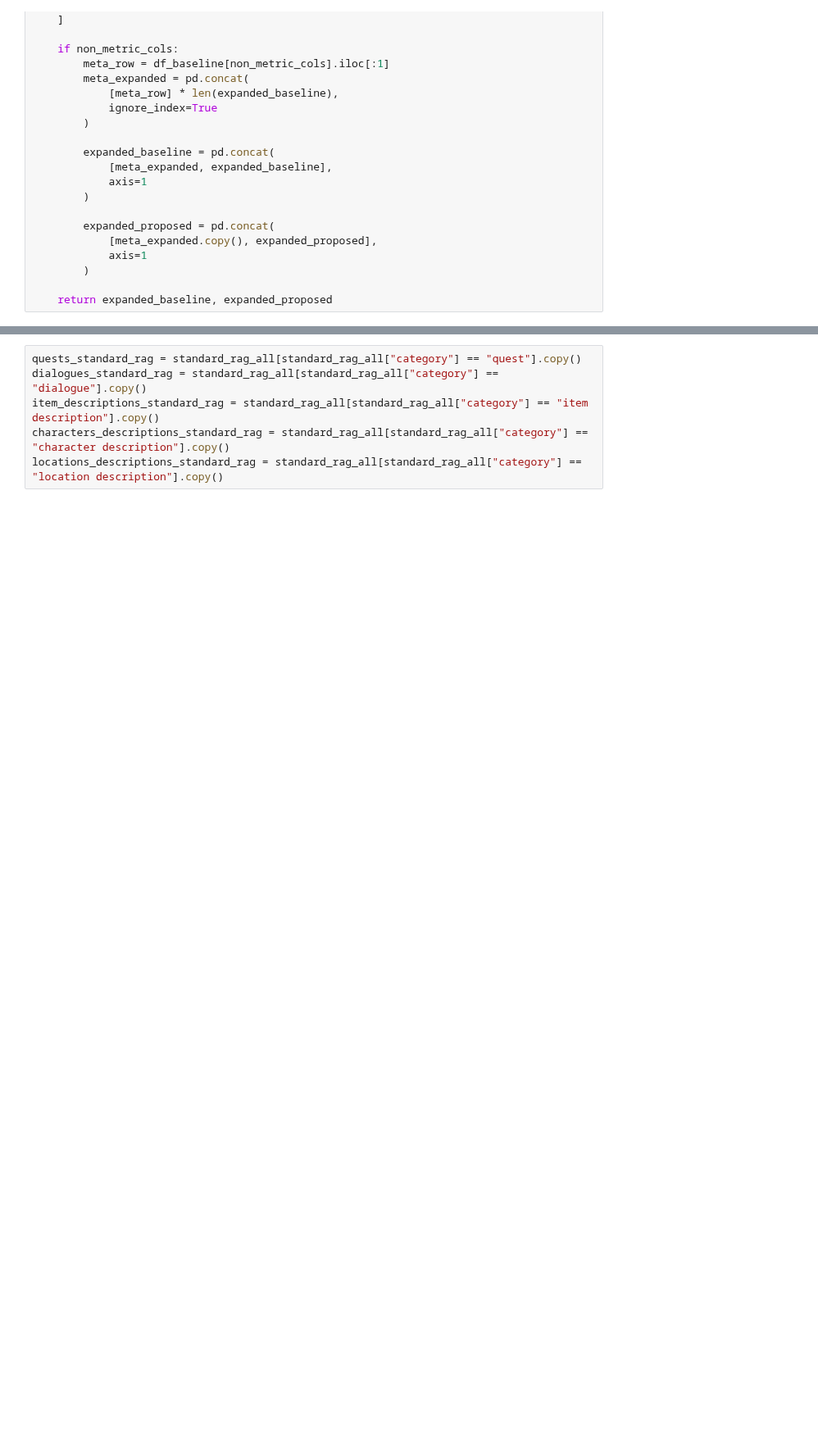
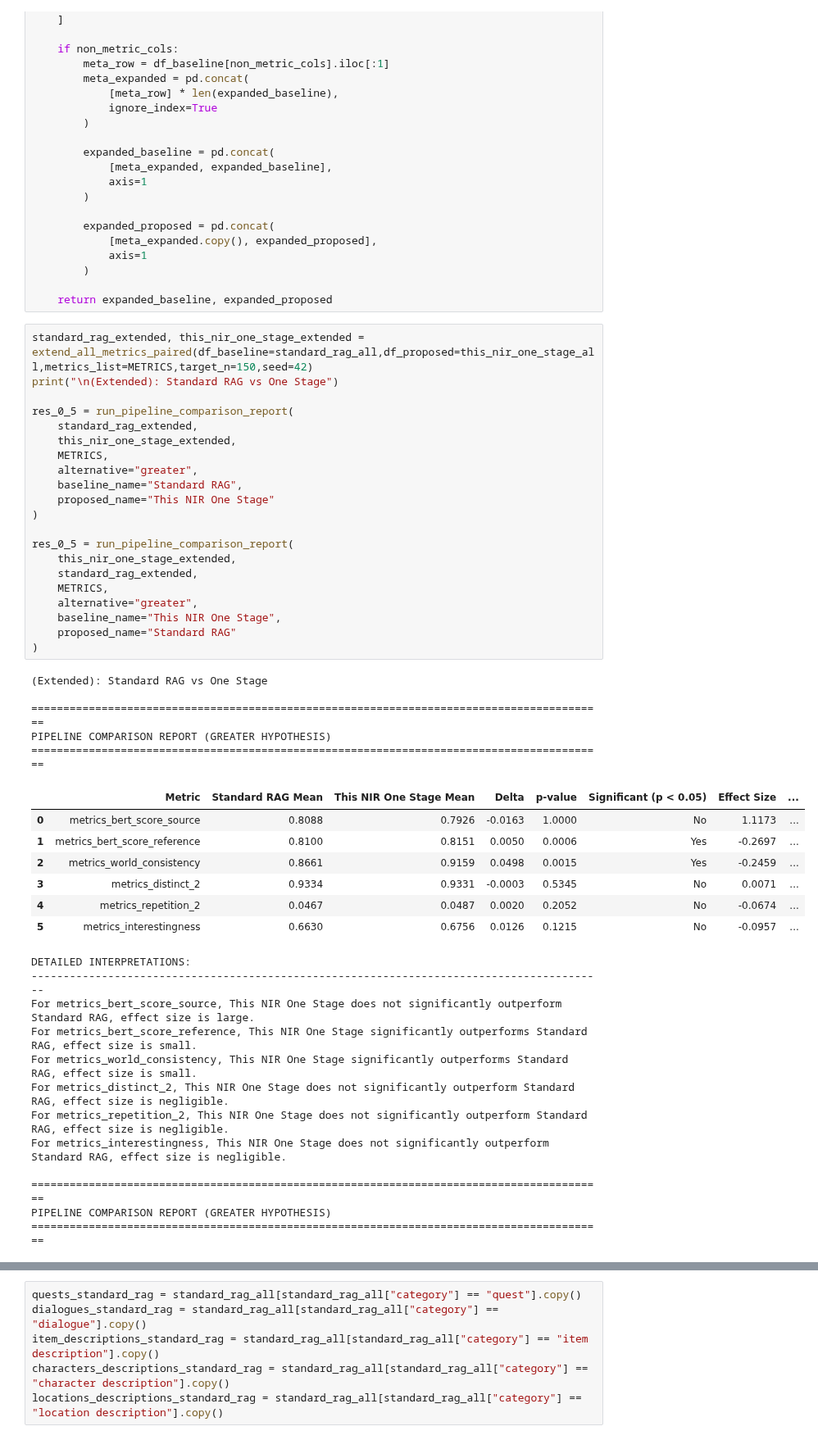
Before and after one commit to Alisazzzz/nir567, a Jupyter notebook: notebooks/testing_several_answer_pipelines.ipynb, the cells around one changed output, grey strips where cells are left out. Shown at 82% size. Saved outputs shown, nothing was run; the diff lists cells and outputs as text; blank space fills up the shorter version.

```diff
--- a/notebooks/testing_several_answer_pipelines.ipynb
+++ b/notebooks/testing_several_answer_pipelines.ipynb
@@ -1250,3 +1213,49 @@ def extend_all_metrics_paired(
         )
 
     return expanded_baseline, expanded_proposed
+# %%
+standard_rag_extended, this_nir_one_stage_extended = extend_all_metrics_paired(df_baseline=standard_rag_all,df_proposed=this_nir_one_stage_all,metrics_list=METRICS,target_n=150,seed=42)
+print("\n(Extended): Standard RAG vs One Stage")
+
+res_0_5 = run_pipeline_comparison_report(
+    standard_rag_extended,
+    this_nir_one_stage_extended,
+    METRICS,
+    alternative="greater",
+    baseline_name="Standard RAG",
+    proposed_name="This NIR One Stage"
+)
+
+res_0_5 = run_pipeline_comparison_report(
+    this_nir_one_stage_extended,
+    standard_rag_extended,
+    METRICS,
+    alternative="greater",
+    baseline_name="This NIR One Stage",
+    proposed_name="Standard RAG"
+)
+# %% [output]
+(Extended): Standard RAG vs One Stage
+
+==========================================================================================
+PIPELINE COMPARISON REPORT (GREATER HYPOTHESIS)
+==========================================================================================
+|  | Metric | Standard RAG Mean | This NIR One Stage Mean | Delta | p-value | Significant (p < 0.05) | Effect Size | ... |
+| 0 | metrics_bert_score_source | 0.8088 | 0.7926 | -0.0163 | 1.0000 | No | 1.1173 | ... |
+| 1 | metrics_bert_score_reference | 0.8100 | 0.8151 | 0.0050 | 0.0006 | Yes | -0.2697 | ... |
+| 2 | metrics_world_consistency | 0.8661 | 0.9159 | 0.0498 | 0.0015 | Yes | -0.2459 | ... |
+| 3 | metrics_distinct_2 | 0.9334 | 0.9331 | -0.0003 | 0.5345 | No | 0.0071 | ... |
+| 4 | metrics_repetition_2 | 0.0467 | 0.0487 | 0.0020 | 0.2052 | No | -0.0674 | ... |
+| 5 | metrics_interestingness | 0.6630 | 0.6756 | 0.0126 | 0.1215 | No | -0.0957 | ... |
+DETAILED INTERPRETATIONS:
+------------------------------------------------------------------------------------------
+For metrics_bert_score_source, This NIR One Stage does not significantly outperform Standard RAG, effect size is large.
+For metrics_bert_score_reference, This NIR One Stage significantly outperforms Standard RAG, effect size is small.
+For metrics_world_consistency, This NIR One Stage significantly outperforms Standard RAG, effect size is small.
+For metrics_distinct_2, This NIR One Stage does not significantly outperform Standard RAG, effect size is negligible.
+For metrics_repetition_2, This NIR One Stage does not significantly outperform Standard RAG, effect size is negligible.
+For metrics_interestingness, This NIR One Stage does not significantly outperform Standard RAG, effect size is negligible.
+
+==========================================================================================
+PIPELINE COMPARISON REPORT (GREATER HYPOTHESIS)
+==========================================================================================
```
Also changed, not shown: parts of 25 cells of this notebook, 23 other files.
